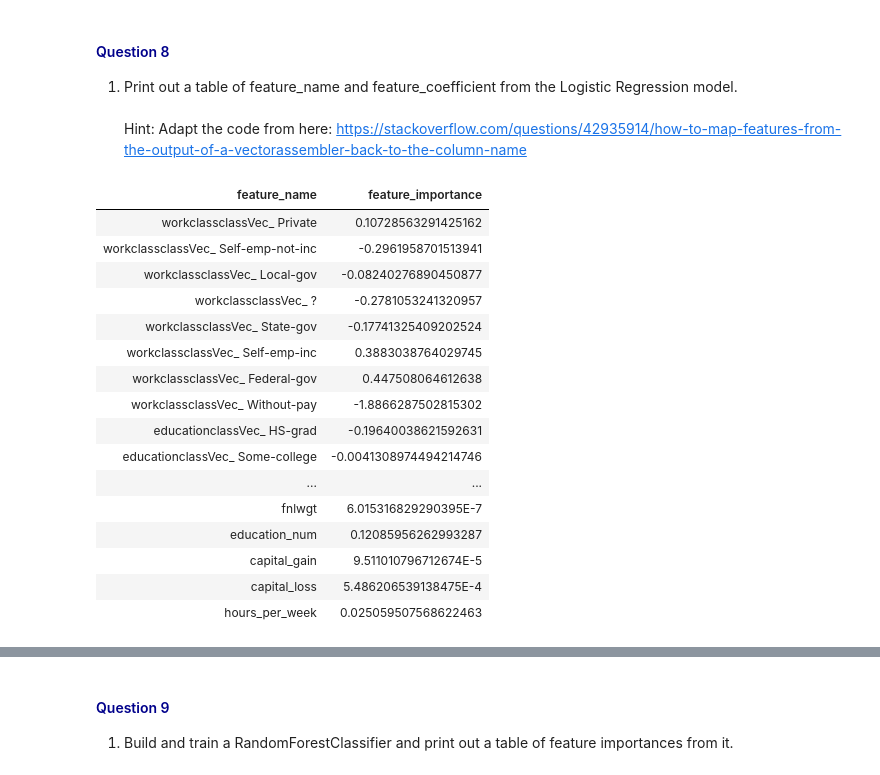
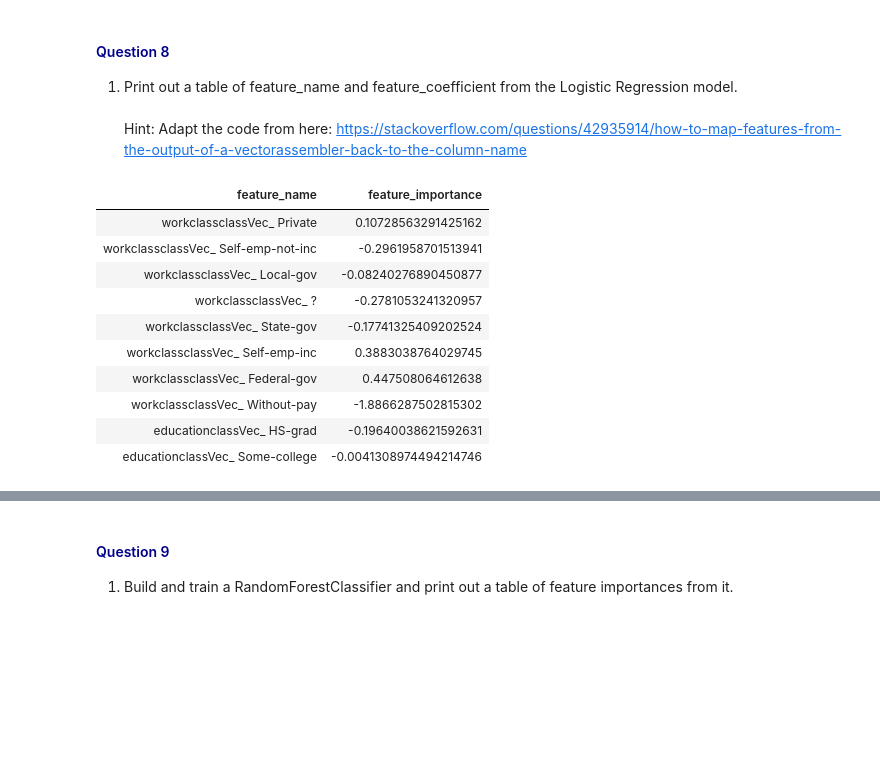
Before and after one commit to eerichmond/mec-mini-projects, a Jupyter notebook: mec-23.2.8-sparkml-mini-project/Mini_Project_Spark_ML.ipynb, the cells around one changed output, grey strips where cells are left out. Cells and saved outputs as stored; diff of their text form; code cells hidden in the pictures; blank space fills up the shorter version.

```diff
--- a/mec-23.2.8-sparkml-mini-project/Mini_Project_Spark_ML.ipynb
+++ b/mec-23.2.8-sparkml-mini-project/Mini_Project_Spark_ML.ipynb
@@ -702,42 +705,34 @@ Hint: Adapt the code from here: https://stackoverflow.com/questions/42935914/how
 ### Question 8.1 Answer ###
 
 # from: https://stackoverflow.com/questions/42935914/how-to-map-features-from-the-output-of-a-vectorassembler-back-to-the-column-name
 
 from itertools import chain
 from  pyspark.sql.types import FloatType, StringType, StructField, StructType
 
 attrs = sorted(
     (attr["idx"], attr["name"]) for attr in (
         chain(*lrCvPredictions
             .schema[lrCvModel.bestModel.summary.featuresCol]
             .metadata["ml_attr"]["attrs"]
             .values()
         )
     )
 )
-attrs
 
 feature_importance = [(name, float(lrCvModel.bestModel.coefficients[idx])) for idx, name in attrs]
-feature_importance
-display(pd.DataFrame(feature_importance,columns=['feature_name','feature_importance']))
+display(pd.DataFrame(feature_importance,columns=['feature_name','feature_importance']).head(10))
 # %% [output]
 | feature_name | feature_importance |
 | workclassclassVec_ Private | 0.10728563291425162 |
 | workclassclassVec_ Self-emp-not-inc | -0.2961958701513941 |
 | workclassclassVec_ Local-gov | -0.08240276890450877 |
 | workclassclassVec_ ? | -0.2781053241320957 |
 | workclassclassVec_ State-gov | -0.17741325409202524 |
 | workclassclassVec_ Self-emp-inc | 0.3883038764029745 |
 | workclassclassVec_ Federal-gov | 0.447508064612638 |
 | workclassclassVec_ Without-pay | -1.8866287502815302 |
 | educationclassVec_ HS-grad | -0.19640038621592631 |
 | educationclassVec_ Some-college | -0.0041308974494214746 |
-| ... | ... |
-| fnlwgt | 6.015316829290395E-7 |
-| education_num | 0.12085956262993287 |
-| capital_gain | 9.511010796712674E-5 |
-| capital_loss | 5.486206539138475E-4 |
-| hours_per_week | 0.025059507568622463 |
 # %%
 gbCvFeatureImportance = pd.DataFrame([(name, gbCvModel.bestModel.featureImportances[idx]) for idx, name in attrs],columns=['feature_name','feature_importance'])
 
```
Also changed, not shown: parts of 10 cells of this notebook.
